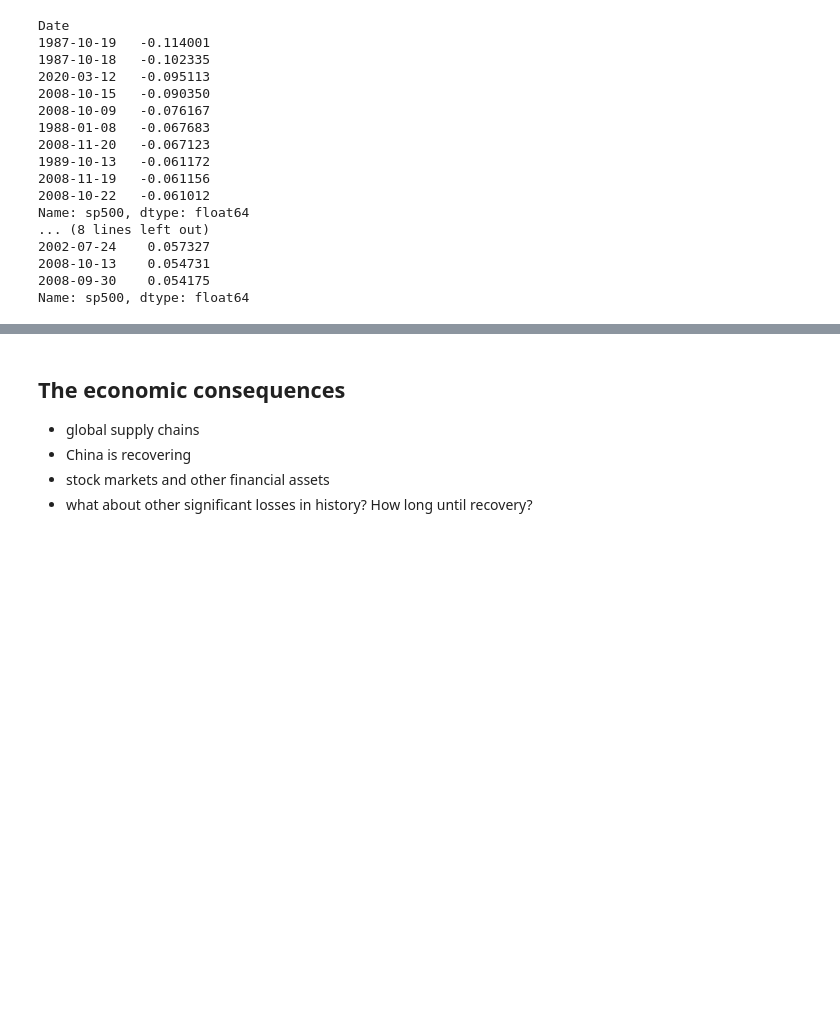
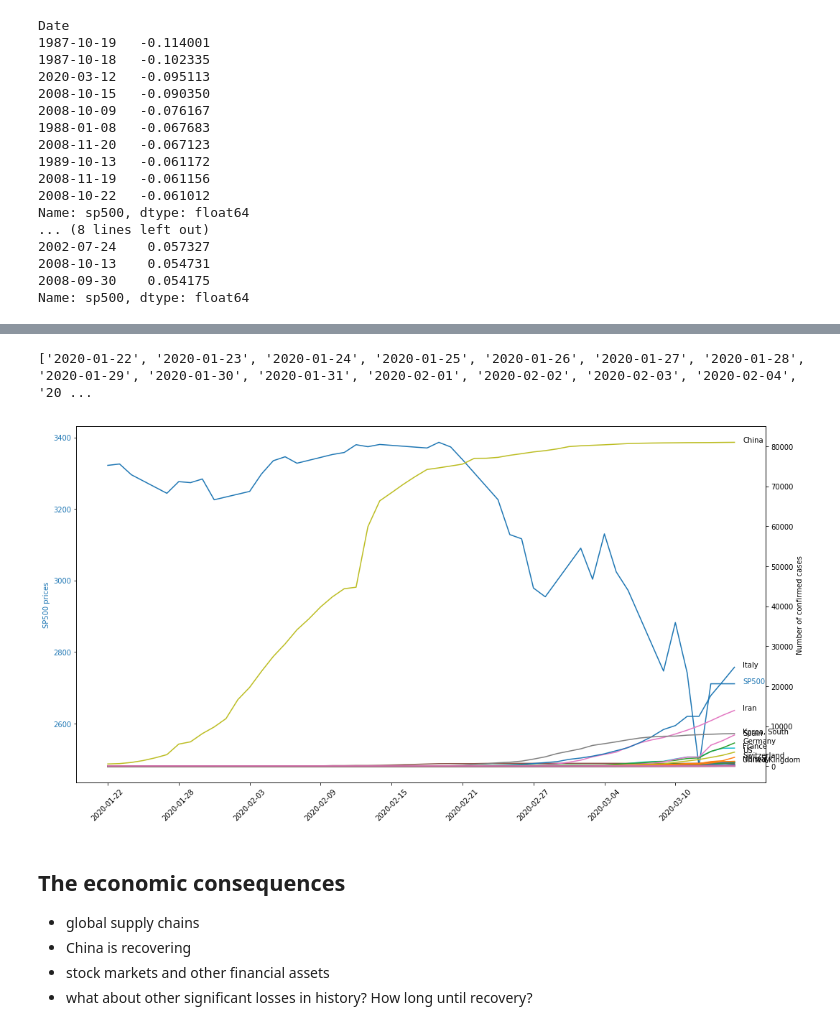
Before and after one commit to hopeman1102/visualize-covid-19, a Jupyter notebook: covid-19.ipynb, the cells around one changed output, grey strips where cells are left out. Drawn from its saved outputs; the diff is of its cells as text; code cells hidden in the pictures; blank space fills up the shorter version.

Commit message:
feat: Add plot with confirmed cases and SP500 prices

```diff
--- a/covid-19.ipynb
+++ b/covid-19.ipynb
@@ -594,0 +598,12 @@ Name: sp500, dtype: float64
+# %%
+# add SP500 values to df_confirmed_countries
+df_confirmed_countries.loc[len(df_confirmed_countries)] = sp500
+df_confirmed_countries
+
+# change the index name of SP500
+as_list = df_confirmed_countries.index.tolist()
+idx = as_list.index(147)
+as_list[idx] = 'SP500'
+df_confirmed_countries.index = as_list
+
+df_confirmed_countries
@@ -595,3 +632,53 @@ Name: sp500, dtype: float64
+# %%
+# assign x
+x_list = list(df_confirmed_countries.columns)
+x = []
+
+for item in x_list:
+    date_x = datetime.strptime(item, "%m/%d/%y")
+    x.append(date_x.strftime('%Y-%m-%d'))
+# %%
+print(x)
+# %% [output]
+['2020-01-22', '2020-01-23', '2020-01-24', '2020-01-25', '2020-01-26', '2020-01-27', '2020-01-28', '2020-01-29', '2020-01-30', '2020-01-31', '2020-02-01', '2020-02-02', '2020-02-03', '2020-02-04', '20 ...
+# %%
+# plot countries and S&P500
+fig, ax1 = plt.subplots()
+fig.set_size_inches(15, 8)
+ax2 = ax1.twinx()  # instantiate a second axes that shares the same x-axis
+
+# below code adapted from https://matplotlib.org/gallery/api/two_scales.html
+for index, row in df_confirmed_countries.iterrows():
+    if index == 'SP500': # index == 'China'  or or index == 'Italy' or index == 'Iran' or index == 'Korea, South':
+        pass
+    else:
+        y2 = row.values
+        ax2.set_xlabel('Date')
+        ax2.set_ylabel('Number of confirmed cases')
+        ax2.plot(x, y2)
+        ax2.tick_params(axis='y')
+
+        # only annotate the top countries
+        if row['3/14/20'] < 1000:
+            pass
+        else:
+            ax2.annotate(index,xy=(plt.xticks()[0][-1]+0.7, row[-1]))
+
+
+# plotting SP500
+y1 = df_confirmed_countries.loc['SP500']
+color1 = 'tab:blue'
+ax1.set_ylabel('SP500 prices', color=color1)
+ax1.plot(x, y1, color=color1)
+ax1.tick_params(axis='y', labelcolor=color1)
+ax1.annotate(index,xy=(plt.xticks()[0][-1]+0.7, row[-1]), color=color1)
+ax1.set_xticks(x[::6])#, rotation=45);
+ax1.set_xticklabels(x[::6], rotation=45)
+
+fig.tight_layout()
+plt.show()
+# %% [output]
+[figure, added]
 # %% [markdown]
 ## The economic consequences
 * global supply chains
```
Also changed, not shown: parts of 4 cells of this notebook.
